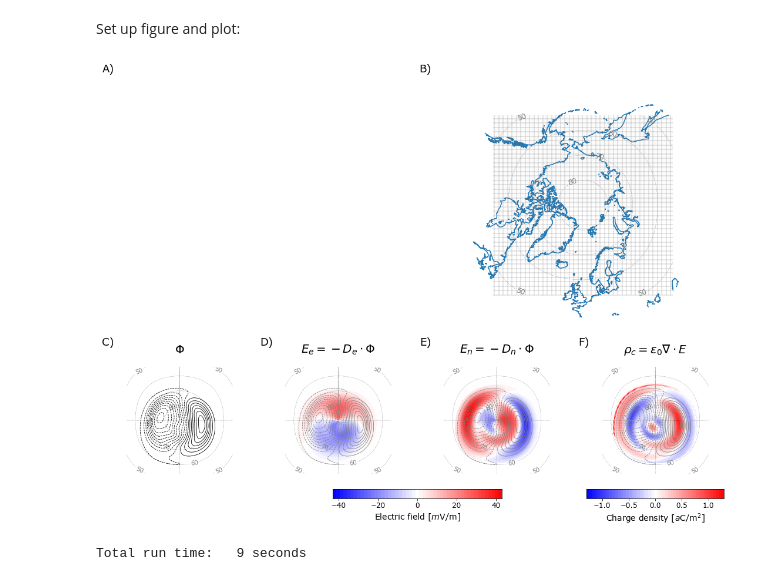
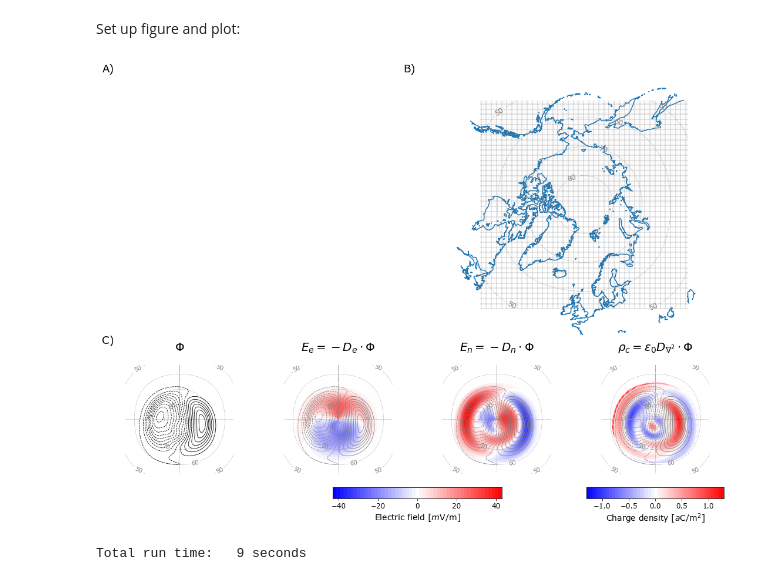
Before and after one commit to klaundal/lompe, a Jupyter notebook: examples/code_paper_figures/01_cubed_sphere_weimer_potential.ipynb, the cells around one changed output. Saved outputs shown, nothing was run; the diff lists cells and outputs as text; code cells hidden in the pictures.

Commit message:
figure fixes for fig1

```diff
--- a/examples/code_paper_figures/01_cubed_sphere_weimer_potential.ipynb
+++ b/examples/code_paper_figures/01_cubed_sphere_weimer_potential.ipynb
@@ -106,10 +106,10 @@ fig = plt.figure(figsize = (12*1.25, 9*1.25))
 axs1, axs2 = {}, {} # initialize dictionaries for axes
 
 # upper row
-axs1['onsphere' ] = plt.subplot2grid((25, 40), (2,  0), rowspan = 13, colspan = 20)
-axs1['grid'     ] = plt.subplot2grid((25, 40), (2, 20), rowspan = 13, colspan = 20)
+axs1['onsphere' ] = plt.subplot2grid((25, 40), (2,  0), rowspan = 15, colspan = 20)
+axs1['grid'     ] = plt.subplot2grid((25, 40), (1, 20), rowspan = 15, colspan = 20)
 axs1['label'    ] = plt.subplot2grid((25, 40), (1,  0))
-axs1['label2'   ] = plt.subplot2grid((25, 40), (1, 20))
+axs1['label2'   ] = plt.subplot2grid((25, 40), (1, 19))
 
 # lower row
 axs2['potential'] = plt.subplot2grid((25, 40), (17,  0), rowspan = 6, colspan = 10)
@@ -125,15 +125,15 @@ axs2['label4'   ] = plt.subplot2grid((25, 40), (16, 30))
 axs2['cbar'     ] = plt.subplot2grid((40, 60), (38, 22), colspan = 16) # for electric field components
 axs2['cbar2'    ] = plt.subplot2grid((40, 60), (38, 46), colspan = 13) # for epsilon0*div(E)
 
-plt.subplots_adjust(hspace = 0.2, wspace = 0, left = 0, right = 1., bottom = 0.04 ,top = .99)
+plt.subplots_adjust(hspace = 0, wspace = 0, left = 0, right = 1., bottom = 0.04 ,top = .99)
 
 # labels
 axs1['label' ].set_title('A)', fontsize = 18)
 axs1['label2'].set_title('B)', fontsize = 18)
 axs2['label' ].set_title('C)', fontsize = 18)
-axs2['label2'].set_title('D)', fontsize = 18)
-axs2['label3'].set_title('E)', fontsize = 18)
-axs2['label4'].set_title('F)', fontsize = 18)
+#axs2['label2'].set_title('D)', fontsize = 18)
+#axs2['label3'].set_title('E)', fontsize = 18)
+#axs2['label4'].set_title('F)', fontsize = 18)
 
 
 ###################### upper row of plots #########################
@@ -141,13 +141,11 @@ axs2['label4'].set_title('F)', fontsize = 18)
 # set up axes for grid visualization
 for key in axs1.keys():
     axs1[key].set_axis_off()
-    if 'label' in key:
-        continue
-    axs1[key].set_aspect('equal')
 
 # A) example of cube face intersecting sphere
 
 # B) cubed sphere grid with coastlines
+axs1['grid'].set_aspect('equal')
 
 # add coastlines
 for cl in grid.projection.get_projected_coastlines():
@@ -158,7 +156,7 @@ co = axs1['grid'].contour(grid.xi, grid.eta, grid.lat, linestyles = '--', colors
                                                 linewidths = .4, levels = np.r_[-80:81:10])
 axs1['grid'].clabel(co, co.levels, inline = True, fontsize = 12)
 
-# plot only some of the grid cells
+# plot some of the grid cells
 count = -1
 for xi, eta in grid.get_grid_boundaries(geocentric = False):
     count += 1
@@ -190,7 +188,7 @@ for key in axs2.keys():
     c = axs2[key].contour(grid.xi, grid.eta, grid.lat, linestyles = '--', colors = 'grey',
                                                 linewidths = .4, levels = np.r_[-80:81:10])
     axs2[key].clabel(c, c.levels, inline = True, fontsize = 10)
-    c2 = axs2[key].contour(grid.xi, grid.eta, grid.lon/15, levels = [-6, 0, 6], linestyles = '--',
+    c2 = axs2[key].contour(grid.xi, grid.eta, grid.lon/15, levels = np.r_[-12:12:6], linestyles = '--',
                                                                   colors = 'grey', linewidths = .4)
 
 # C) Potential
@@ -224,35 +222,35 @@ axs2['E_n'].contourf(grid.xi, grid.eta, E_n, cmap = plt.cm.bwr, levels = Elevels
 axs2['E_n'].set_title(r'$E_n = -D_n \cdot \Phi$', fontsize = 20, y = 1.1)
 
 
 # F) charge density
 
 # color scale for charge density (eps*divE)
 divscalelimits = np.nanmax((np.abs(epsdivE))) * 1e18 # added temporarily
 divElevels = np.linspace(-divscalelimits, divscalelimits, 50) * 1e-18
 
 # color bar for charge density
 x = np.vstack((divElevels, divElevels)).T
 y = np.vstack((np.zeros(divElevels.size), np.ones(divElevels.size))).T
 axs2['cbar2'].contourf(x*1e18, y, x*1e18, levels = divElevels*1e18, cmap = plt.cm.bwr)
 axs2['cbar2'].set_yticks([])
 axs2['cbar2'].xaxis.set_label_position("bottom")
 axs2['cbar2'].xaxis.tick_bottom()
 axs2['cbar2'].tick_params(axis = 'x', labelsize = 12)
 axs2['cbar2'].set_xlabel(r'Charge density [$a$C/m$^2$]', fontsize = 14); # really aC/m^3
 
 
 # divE = D_div * E
 # epsdivE = eps*divE
 axs2['Ediv'].contour(grid.xi, grid.eta, V, colors = 'gray', levels = np.r_[-101:101:4] * 1e3, linewidths = .8)
 axs2['Ediv'].contourf(grid.xi, grid.eta, epsdivE, cmap = plt.cm.bwr, levels = divElevels)
-axs2['Ediv'].set_title(r'$\rho_c = \epsilon_0 \nabla \cdot E$', fontsize = 20, y = 1.1);
+axs2['Ediv'].set_title(r'$\rho_c = \epsilon_0 D_{\nabla^2} \cdot \Phi$', fontsize = 20, y = 1.1);
 
 
 # save figure
 fig.savefig('./output_figures/CSexample.pdf')
 fig.savefig('./output_figures/CSexample.png')
 # %% [output]
-[figure, old version]
+[figure, new version]
 # %%
 # temporary to see how run time changes for different parameters
 
```
Also changed, not shown: parts of 1 cell of this notebook, 2 other files.
